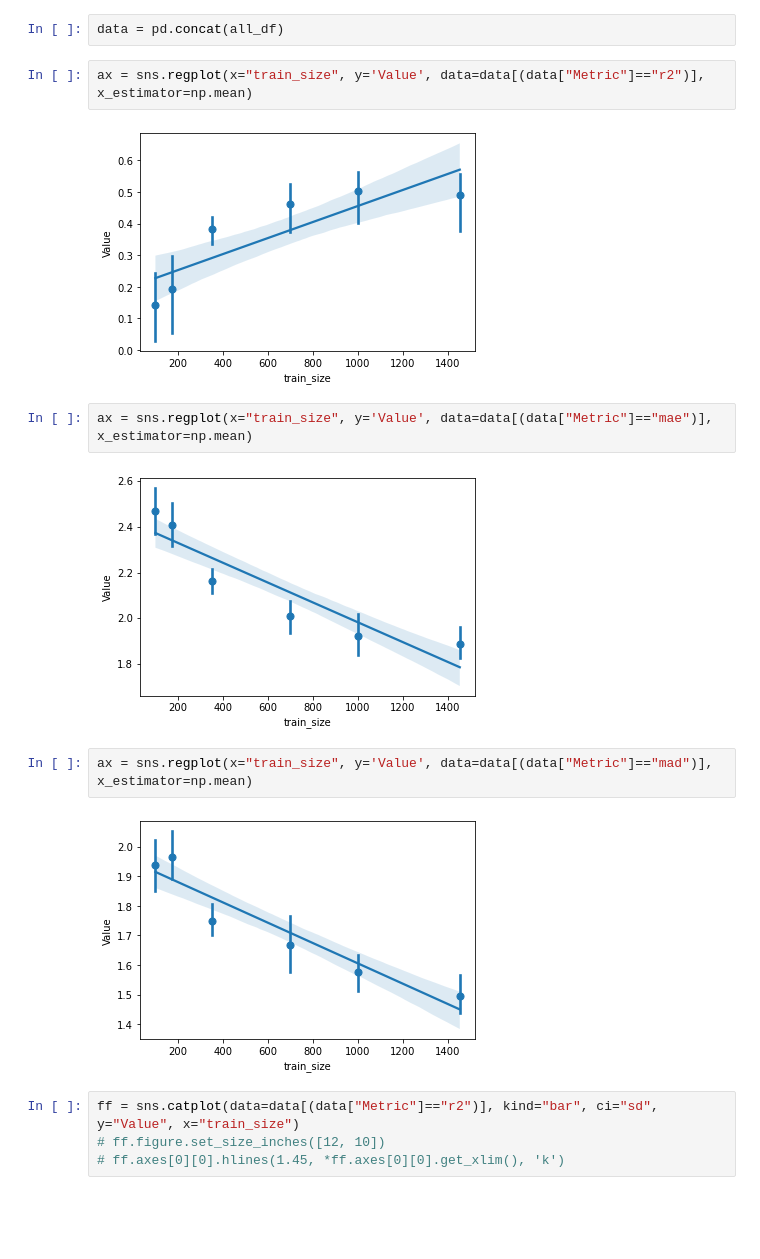
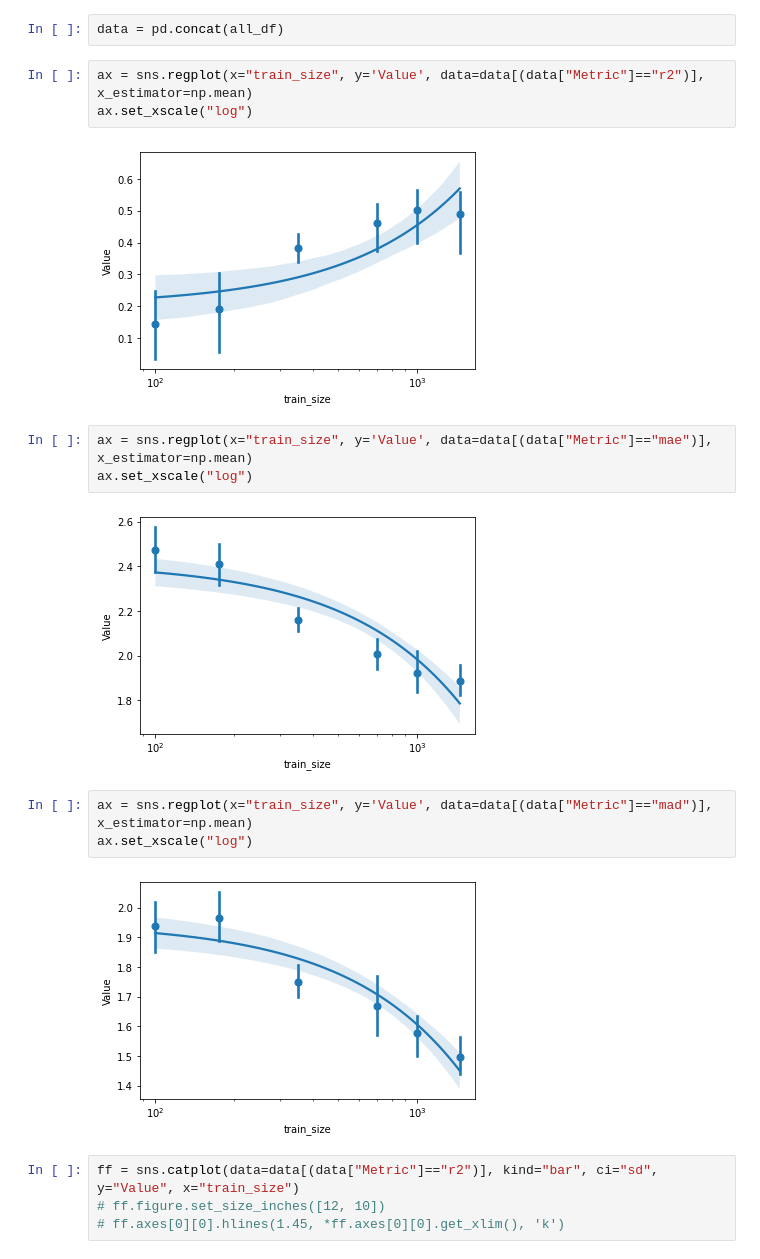
Before and after one commit to arokem/afq-deep-learning, a Jupyter notebook: notebooks/20220726-resnet-plot.ipynb, the cells around one changed output. Cells and saved outputs as stored; diff of their text form; blank space fills up the shorter version.

```diff
--- a/notebooks/20220726-resnet-plot.ipynb
+++ b/notebooks/20220726-resnet-plot.ipynb
@@ -15,16 +15,19 @@ for ii in range(6):
 data = pd.concat(all_df)
 # %%
 ax = sns.regplot(x="train_size", y='Value', data=data[(data["Metric"]=="r2")], x_estimator=np.mean)
+ax.set_xscale("log")
 # %% [output]
-[figure, old version]
+[figure, new version]
 # %%
 ax = sns.regplot(x="train_size", y='Value', data=data[(data["Metric"]=="mae")], x_estimator=np.mean)
+ax.set_xscale("log")
 # %% [output]
-[figure, old version]
+[figure, new version]
 # %%
 ax = sns.regplot(x="train_size", y='Value', data=data[(data["Metric"]=="mad")], x_estimator=np.mean)
+ax.set_xscale("log")
 # %% [output]
-[figure, old version]
+[figure, new version]
 # %%
 ff = sns.catplot(data=data[(data["Metric"]=="r2")], kind="bar", ci="sd", y="Value", x="train_size")
 # ff.figure.set_size_inches([12, 10])
```
Also changed, not shown: 4 other files.
